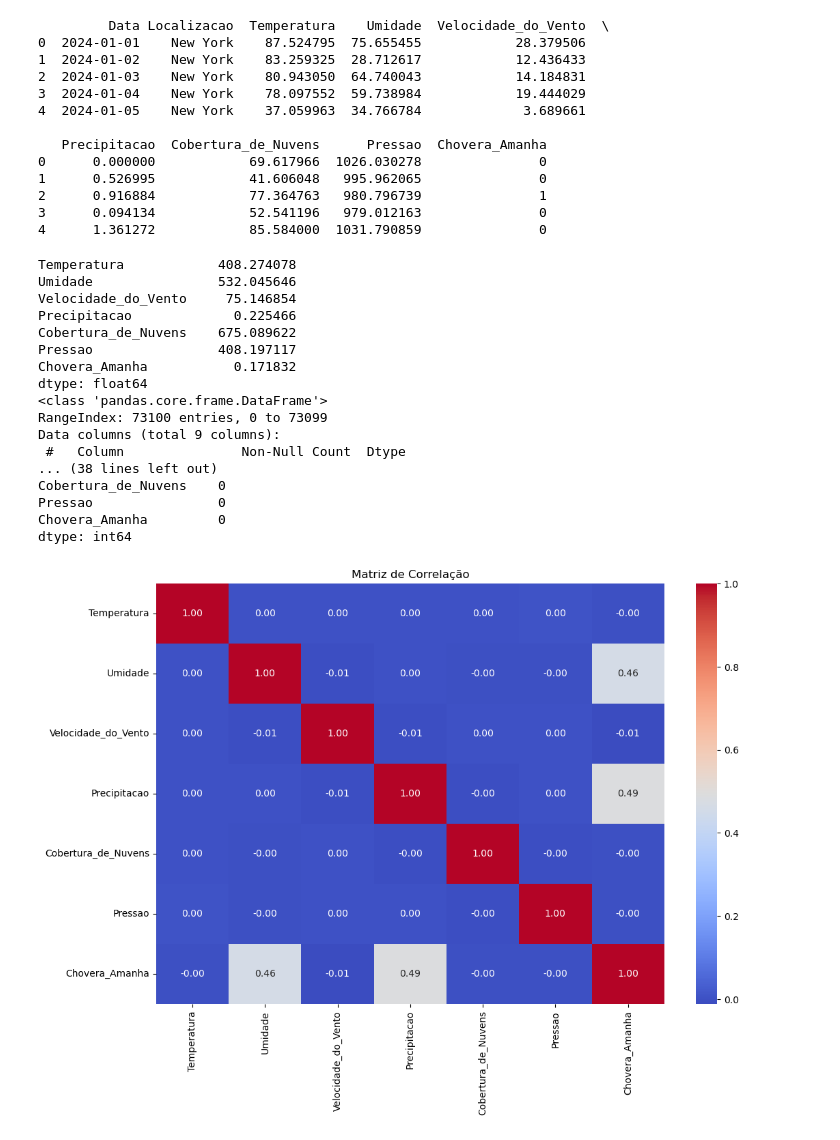
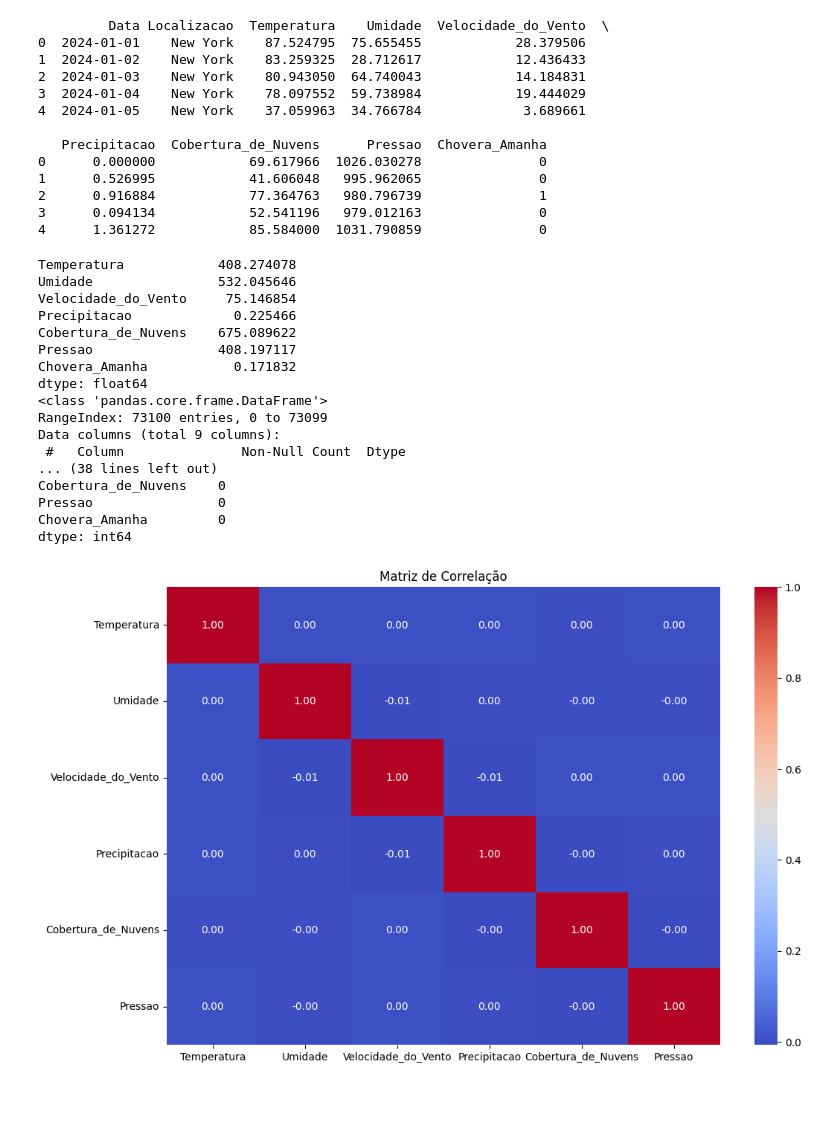
Before and after one commit to MLGODS/Project01-SupervisedTraining, a Jupyter notebook: usa_rainfall_classificacao.ipynb, the cells around one changed output. Saved outputs shown, nothing was run; the diff lists cells and outputs as text; code cells hidden in the pictures; blank space fills up the shorter version.

```diff
--- a/usa_rainfall_classificacao.ipynb
+++ b/usa_rainfall_classificacao.ipynb
@@ -212,30 +228,30 @@ print(df_to_pipeline_use.head())
 # %%
 print(df_to_pipeline_use.var(numeric_only=True))
 print(df_to_pipeline_use.info())
 print(df_to_pipeline_use.describe())
 print(df_to_pipeline_use.isnull().sum())
 
 plt.figure(figsize=(12, 8))
-sns.heatmap(df_to_pipeline_use.corr(numeric_only=True), annot=True, cmap='coolwarm', fmt='.2f', annot_kws={"size":10})
+sns.heatmap(df_to_pipeline_use.drop(['Chovera_Amanha'], axis=1).corr(numeric_only=True), annot=True, cmap='coolwarm', fmt='.2f', annot_kws={"size":10})
 plt.title('Matriz de Correlação')
 plt.show()
 # %% [output]
 Temperatura            408.274078
 Umidade                532.045646
 Velocidade_do_Vento     75.146854
 Precipitacao             0.225466
 Cobertura_de_Nuvens    675.089622
 Pressao                408.197117
 Chovera_Amanha           0.171832
 dtype: float64
 <class 'pandas.core.frame.DataFrame'>
 RangeIndex: 73100 entries, 0 to 73099
 Data columns (total 9 columns):
  #   Column               Non-Null Count  Dtype
 ... (38 lines left out)
 Cobertura_de_Nuvens    0
 Pressao                0
 Chovera_Amanha         0
 dtype: int64
-[figure, old version]
+[figure, new version]
 # %%
```
Also changed, not shown: parts of 11 cells of this notebook, 10 other files.
